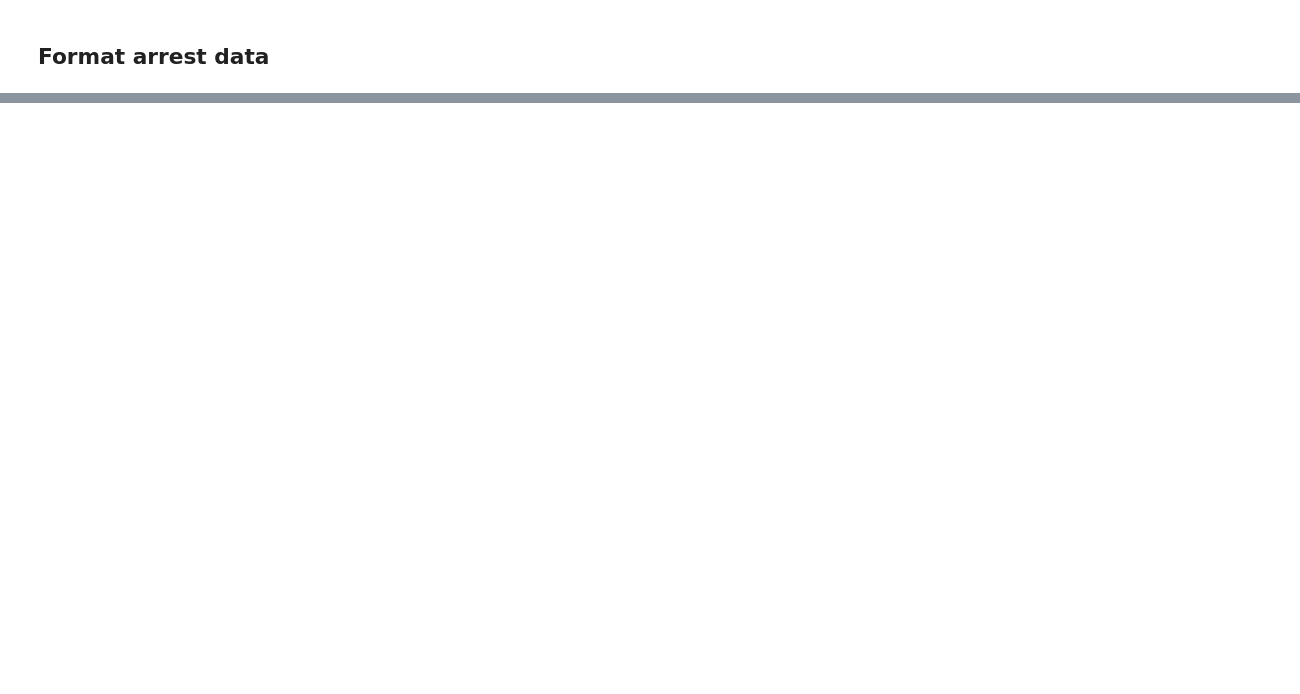
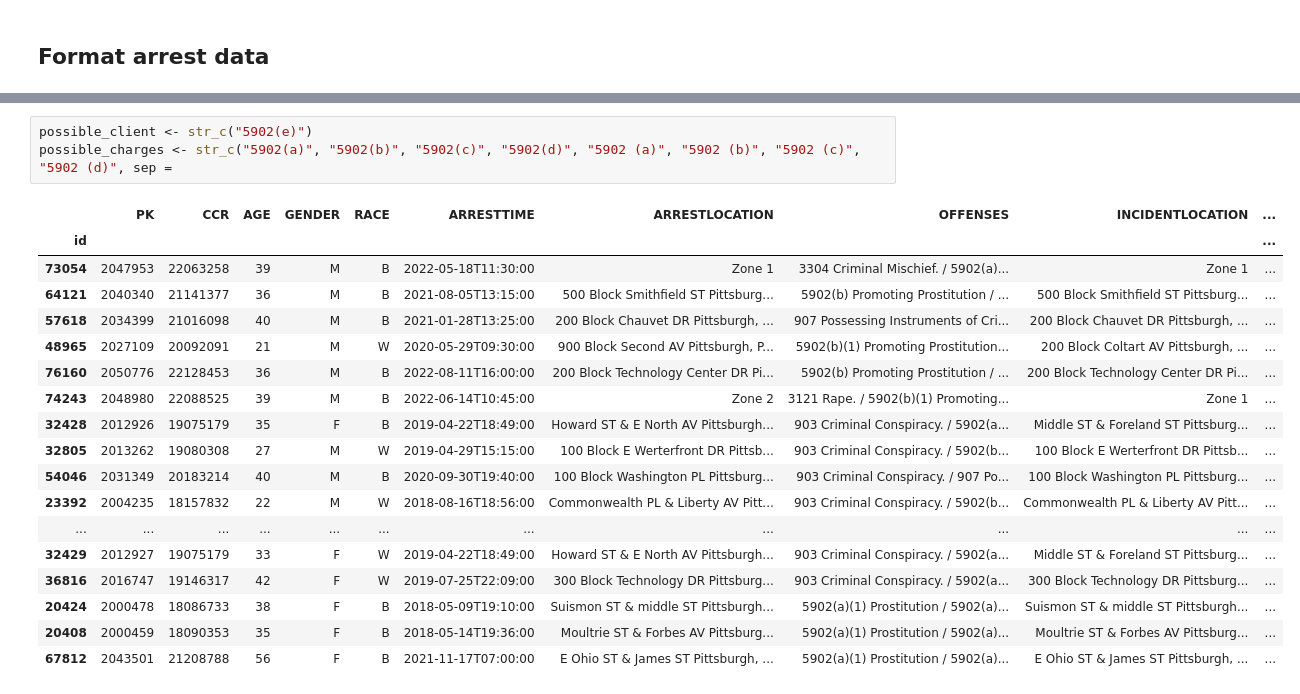
Before and after one commit to moates/pghSWArrests, a Jupyter notebook: arrest_data_analysis.ipynb, the cells around one changed output, grey strips where cells are left out. Saved outputs shown, nothing was run; the diff lists cells and outputs as text; blank space fills up the shorter version.

```diff
--- a/arrest_data_analysis.ipynb
+++ b/arrest_data_analysis.ipynb
@@ -33,0 +142,22 @@ data
+# %%
+possible_client <- str_c("5902(e)")
+possible_charges <- str_c("5902(a)", "5902(b)", "5902(c)", "5902(d)", "5902 (a)", "5902 (b)", "5902 (c)", "5902 (d)", sep =
+# %% [output]
+|  | PK | CCR | AGE | GENDER | RACE | ARRESTTIME | ARRESTLOCATION | OFFENSES | INCIDENTLOCATION | ... |
+| id |  |  |  |  |  |  |  |  |  | ... |
+| 73054 | 2047953 | 22063258 | 39 | M | B | 2022-05-18T11:30:00 | Zone 1 | 3304 Criminal Mischief. / 5902(a)... | Zone 1 | ... |
+| 64121 | 2040340 | 21141377 | 36 | M | B | 2021-08-05T13:15:00 | 500 Block Smithfield ST Pittsburg... | 5902(b) Promoting Prostitution / ... | 500 Block Smithfield ST Pittsburg... | ... |
+| 57618 | 2034399 | 21016098 | 40 | M | B | 2021-01-28T13:25:00 | 200 Block Chauvet DR Pittsburgh, ... | 907 Possessing Instruments of Cri... | 200 Block Chauvet DR Pittsburgh, ... | ... |
+| 48965 | 2027109 | 20092091 | 21 | M | W | 2020-05-29T09:30:00 | 900 Block Second AV Pittsburgh, P... | 5902(b)(1) Promoting Prostitution... | 200 Block Coltart AV Pittsburgh, ... | ... |
+| 76160 | 2050776 | 22128453 | 36 | M | B | 2022-08-11T16:00:00 | 200 Block Technology Center DR Pi... | 5902(b) Promoting Prostitution / ... | 200 Block Technology Center DR Pi... | ... |
+| 74243 | 2048980 | 22088525 | 39 | M | B | 2022-06-14T10:45:00 | Zone 2 | 3121 Rape. / 5902(b)(1) Promoting... | Zone 1 | ... |
+| 32428 | 2012926 | 19075179 | 35 | F | B | 2019-04-22T18:49:00 | Howard ST & E North AV Pittsburgh... | 903 Criminal Conspiracy. / 5902(a... | Middle ST & Foreland ST Pittsburg... | ... |
+| 32805 | 2013262 | 19080308 | 27 | M | W | 2019-04-29T15:15:00 | 100 Block E Werterfront DR Pittsb... | 903 Criminal Conspiracy. / 5902(b... | 100 Block E Werterfront DR Pittsb... | ... |
+| 54046 | 2031349 | 20183214 | 40 | M | B | 2020-09-30T19:40:00 | 100 Block Washington PL Pittsburg... | 903 Criminal Conspiracy. / 907 Po... | 100 Block Washington PL Pittsburg... | ... |
+| 23392 | 2004235 | 18157832 | 22 | M | W | 2018-08-16T18:56:00 | Commonwealth PL & Liberty AV Pitt... | 903 Criminal Conspiracy. / 5902(b... | Commonwealth PL & Liberty AV Pitt... | ... |
+| ... | ... | ... | ... | ... | ... | ... | ... | ... | ... | ... |
+| 32429 | 2012927 | 19075179 | 33 | F | W | 2019-04-22T18:49:00 | Howard ST & E North AV Pittsburgh... | 903 Criminal Conspiracy. / 5902(a... | Middle ST & Foreland ST Pittsburg... | ... |
+| 36816 | 2016747 | 19146317 | 42 | F | W | 2019-07-25T22:09:00 | 300 Block Technology DR Pittsburg... | 903 Criminal Conspiracy. / 5902(a... | 300 Block Technology DR Pittsburg... | ... |
+| 20424 | 2000478 | 18086733 | 38 | F | B | 2018-05-09T19:10:00 | Suismon ST & middle ST Pittsburgh... | 5902(a)(1) Prostitution / 5902(a)... | Suismon ST & middle ST Pittsburgh... | ... |
+| 20408 | 2000459 | 18090353 | 35 | F | B | 2018-05-14T19:36:00 | Moultrie ST & Forbes AV Pittsburg... | 5902(a)(1) Prostitution / 5902(a)... | Moultrie ST & Forbes AV Pittsburg... | ... |
+| 67812 | 2043501 | 21208788 | 56 | F | B | 2021-11-17T07:00:00 | E Ohio ST & James ST Pittsburgh, ... | 5902(a)(1) Prostitution / 5902(a)... | E Ohio ST & James ST Pittsburgh, ... | ... |
```
Also changed, not shown: parts of 9 cells of this notebook.
